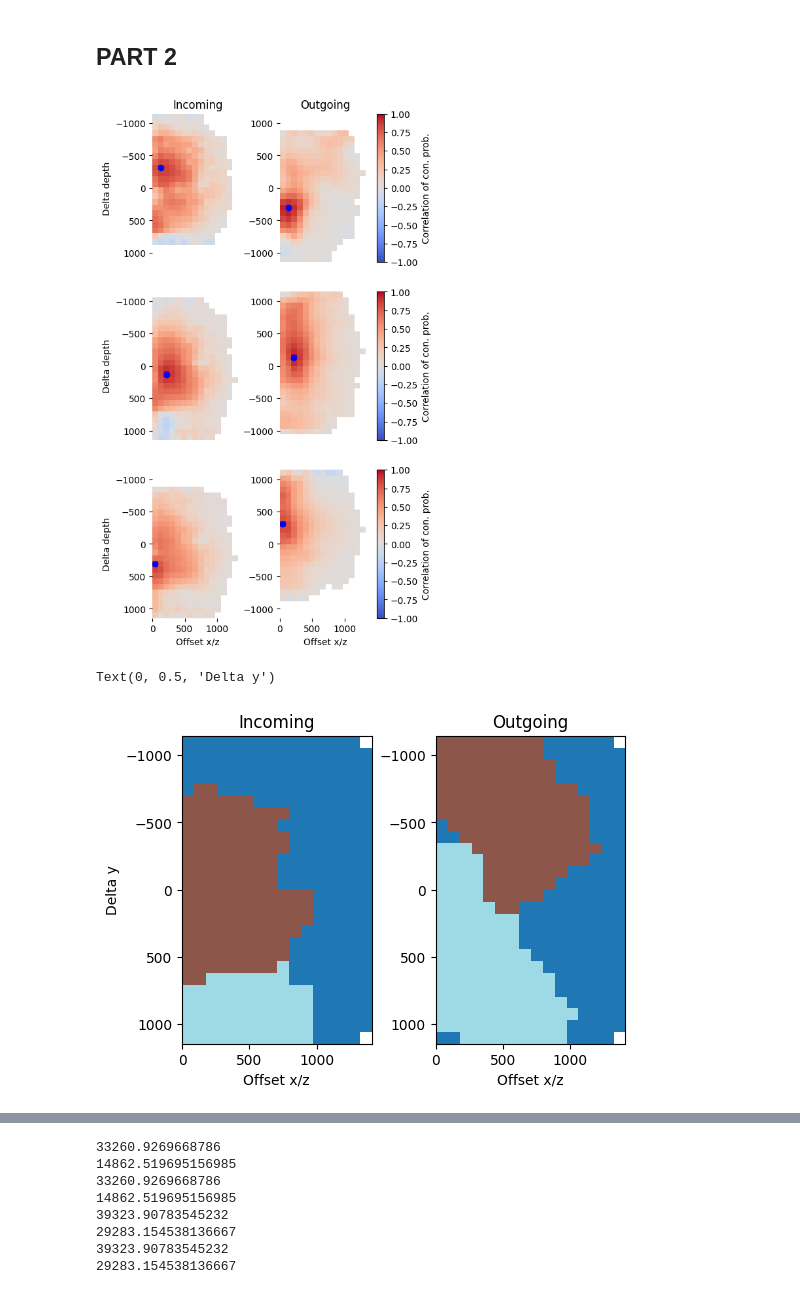
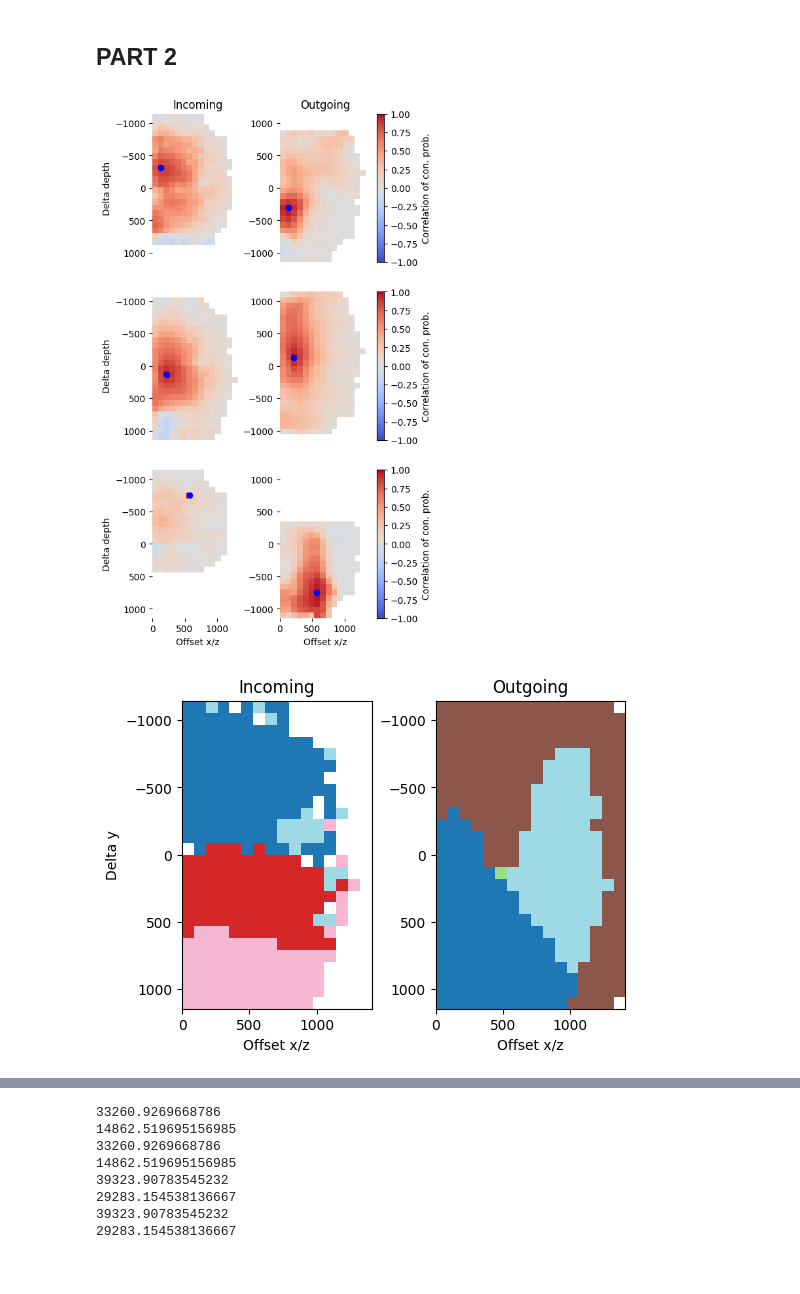
Before and after one commit to MWolfR/individual_morphology_effect, a Jupyter notebook: Plot connectivity higher order sources.ipynb, the cells around one changed output, grey strips where cells are left out. Cells and saved outputs as stored; diff of their text form; code cells hidden in the pictures.

```diff
--- a/Plot connectivity higher order sources.ipynb
+++ b/Plot connectivity higher order sources.ipynb
@@ -148,7 +147,7 @@ def p_prior_post_fun(df_in, thresh=1, col="touches_nn_post"):
 
 clim = [0.0, 1.0]
 cmap = "hot"
-thresh = 2
+thresh = 1
 
 fig = plt.figure(figsize=(10, 8.2))
 dfs = [df_human_pre, df_human_post, df_rat_pre, df_rat_post]
@@ -203,4 +202,6 @@ for i in range(len(dfs)):
         ax.set_ylim(sorted(ax.get_ylim()))
     else:
         ax.set_yticks([])
+
+fig.savefig("cmp_prior_posterior_probabilities.pdf")
 # %% [output]
@@ -219,7 +254,7 @@ locations = CC_pre.index.to_frame().reset_index(drop=True).drop_duplicates()
 # %%
 fig = plt.figure(figsize=(5, 10))
 clim = [-1.0, 1.0]
-location_ids = [35, 66, 16]
+location_ids = [35, 66, 160]
 cmap="coolwarm"
 
 pltid = 1
@@ -252,35 +287,40 @@ for _i, _loc in enumerate(location_ids):
         ax.set_xticks([])
     ax.set_frame_on(False)
     pltid +=2
+
+fig.savefig("spatial_bins_correlations_x_{0}.pdf".format(loaded))
 # %% [output]
-[figure, old version]
+[figure, new version]
 # %%
 from sknetwork.clustering import Louvain, get_modularity
-sz_thresh = 20
-res_pre = 0.996969696969697
-res_post = 1.0
+sz_thresh = 15
+res_pre = 1.1
+res_post = 1.1
 
 def cluster_and_show(ax, data, res):
     L = Louvain(res).fit_predict(data).astype(float)
     Lcounts = pandas.Series(L).value_counts()
     toosmall = Lcounts.index[Lcounts.values < sz_thresh]
     L[numpy.isin(L, toosmall)] = numpy.NaN
     img = pandas.Series(L, index=CC_pre.index).unstack("xz")
     ax.imshow(img, cmap="tab20", extent=make_extent(img), interpolation="nearest")
+    return L
 
 fig = plt.figure(figsize=(6, 4))
 
 ax = fig.add_subplot(1, 2, 2)
-cluster_and_show(ax, CC_pre.fillna(0).values - CC_pre.min().min(), res_pre)
+L_pre = cluster_and_show(ax, CC_pre.fillna(0).values - CC_pre.min().min(), res_pre)
+L_pre = cluster_and_show(ax, numpy.maximum(CC_pre.fillna(0).values, 0), res_pre)
 ax.set_xlabel("Offset x/z")
 ax.set_ylabel("Delta y")
 ax.set_title("Outgoing")
 
 ax = fig.add_subplot(1, 2, 1)
-cluster_and_show(ax, CC_post.fillna(0).values - CC_post.min().min(), res_post)
+L_post = cluster_and_show(ax, numpy.maximum(CC_post.fillna(0).values, 0), res_post)
 ax.set_xlabel("Offset x/z")
 ax.set_title("Incoming")
 ax.set_ylabel("Delta y")
+
+fig.savefig("spatial_bins_clustering_{0}.pdf".format(loaded))
 # %% [output]
-Text(0, 0.5, 'Delta y')
-[figure, old version]
+[figure, new version]
```
Also changed, not shown: parts of 5 cells of this notebook, 19 other files.
